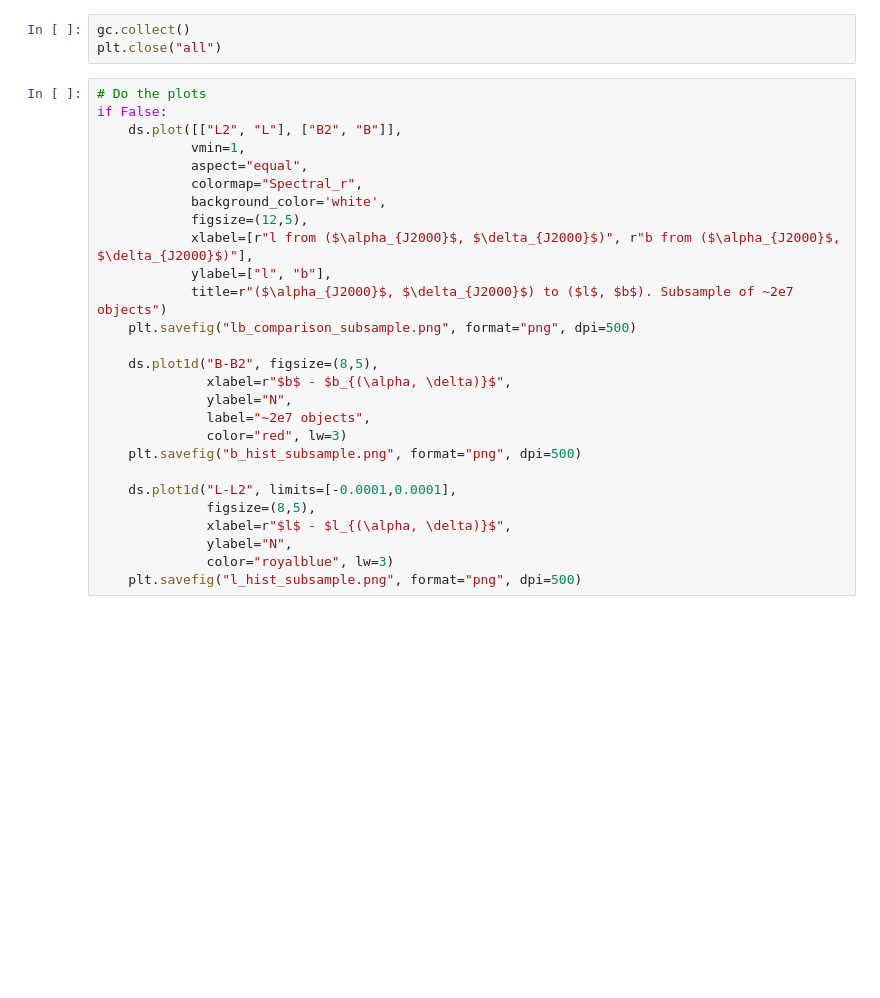
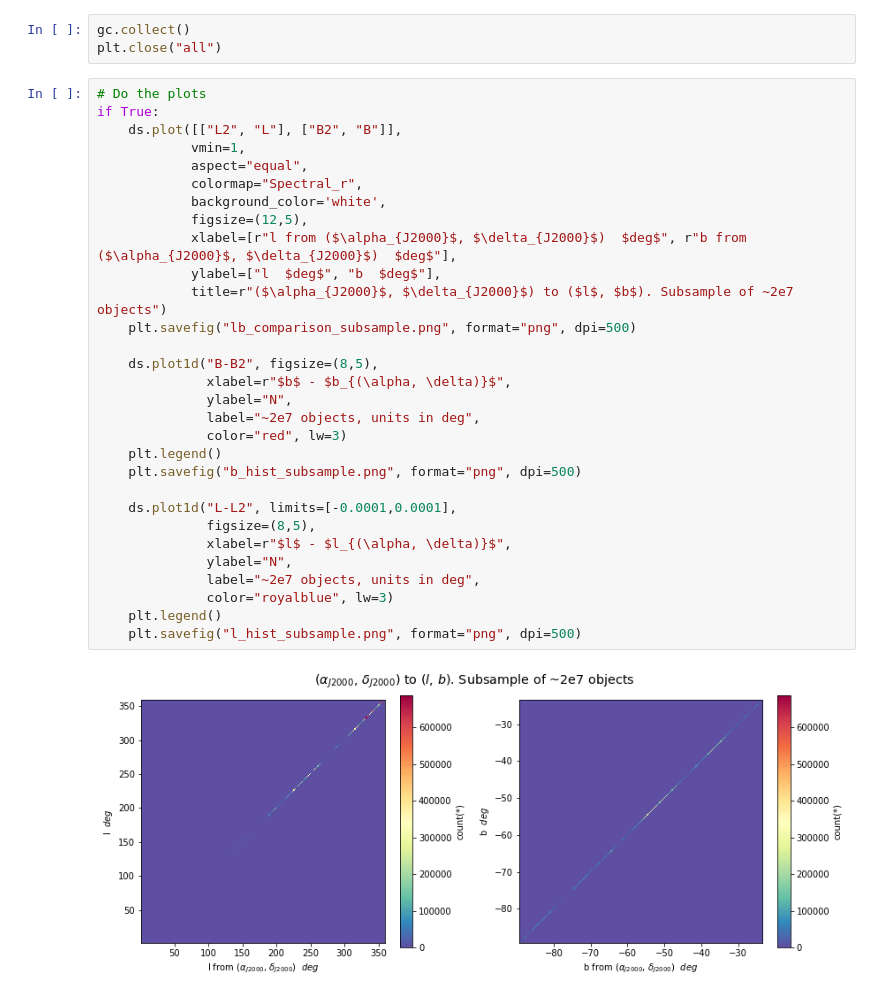
Before and after one commit to paztronomer/desdm_dr1_work, a Jupyter notebook: validation_eq2gal_coord.ipynb, the cells around one changed output. Drawn from its saved outputs; the diff is of its cells as text; blank space fills up the shorter version.

```diff
--- a/validation_eq2gal_coord.ipynb
+++ b/validation_eq2gal_coord.ipynb
@@ -169,28 +167,33 @@ gc.collect()
 plt.close("all")
 # %%
 # Do the plots
-if False:
+if True:
     ds.plot([["L2", "L"], ["B2", "B"]],
             vmin=1,
             aspect="equal",
             colormap="Spectral_r",
             background_color='white',
             figsize=(12,5),
-            xlabel=[r"l from ($\alpha_{J2000}$, $\delta_{J2000}$)", r"b from ($\alpha_{J2000}$, $\delta_{J2000}$)"],
-            ylabel=["l", "b"],
+            xlabel=[r"l from ($\alpha_{J2000}$, $\delta_{J2000}$)  $deg$", r"b from ($\alpha_{J2000}$, $\delta_{J2000}$)  $deg$"],
+            ylabel=["l  $deg$", "b  $deg$"],
             title=r"($\alpha_{J2000}$, $\delta_{J2000}$) to ($l$, $b$). Subsample of ~2e7 objects")
     plt.savefig("lb_comparison_subsample.png", format="png", dpi=500)
 
     ds.plot1d("B-B2", figsize=(8,5),
               xlabel=r"$b$ - $b_{(\alpha, \delta)}$",
               ylabel="N",
-              label="~2e7 objects",
+              label="~2e7 objects, units in deg",
               color="red", lw=3)
+    plt.legend()
     plt.savefig("b_hist_subsample.png", format="png", dpi=500)
 
     ds.plot1d("L-L2", limits=[-0.0001,0.0001],
               figsize=(8,5),
               xlabel=r"$l$ - $l_{(\alpha, \delta)}$",
               ylabel="N",
+              label="~2e7 objects, units in deg",
               color="royalblue", lw=3)
+    plt.legend()
     plt.savefig("l_hist_subsample.png", format="png", dpi=500)
+# %% [output]
+[figure, added]
```
Also changed, not shown: parts of 5 cells of this notebook.
